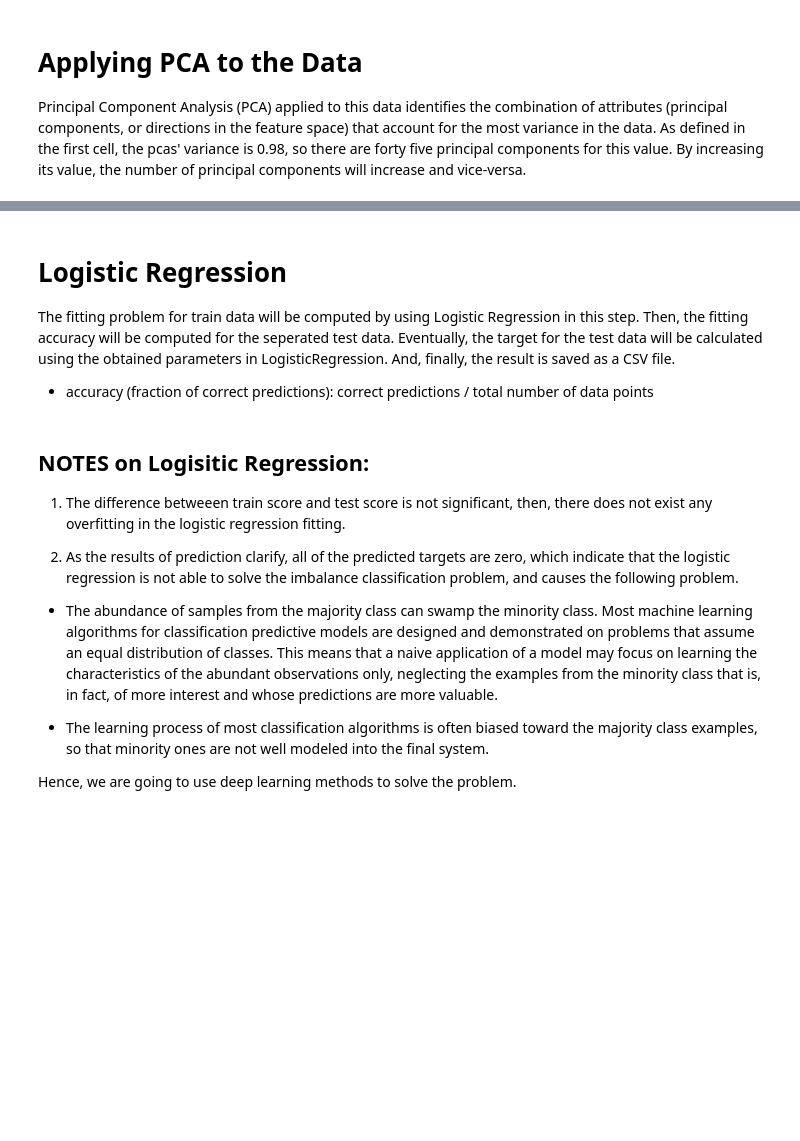
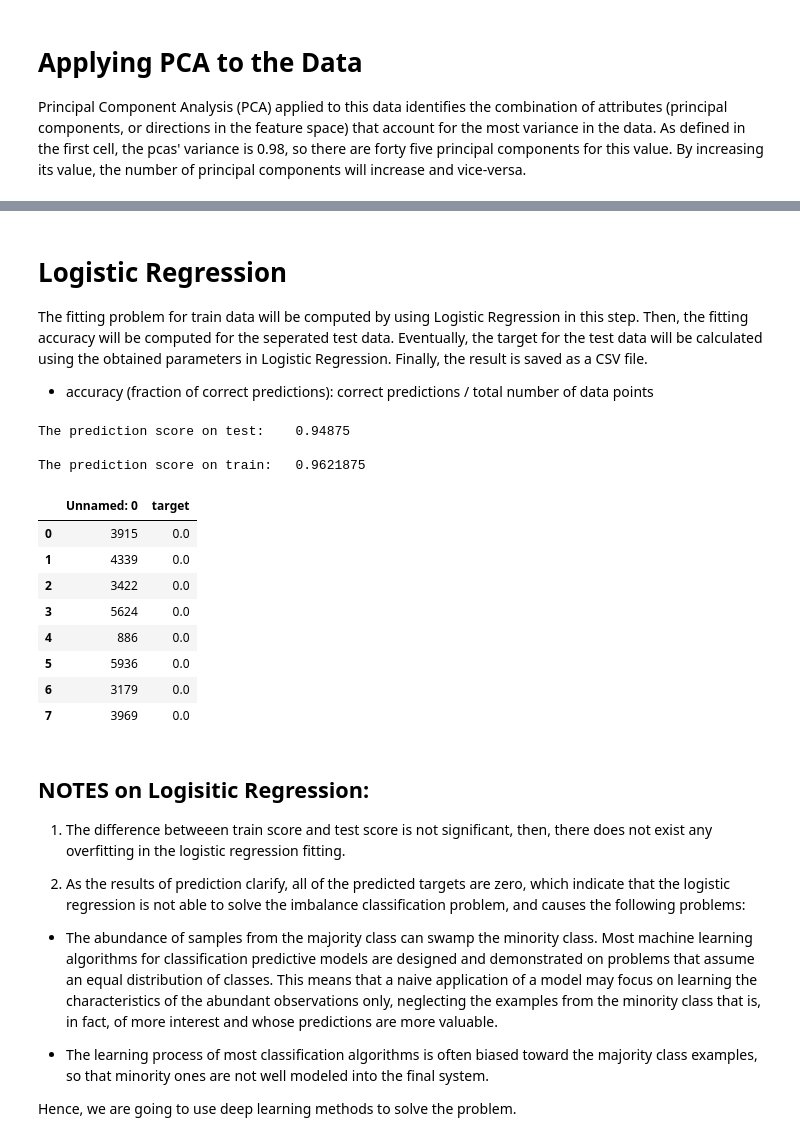
Before and after one commit to sa-nouri/Advanced-Deep-Learning, a Jupyter notebook: challenge_code/code.ipynb, the cells around one changed output, grey strips where cells are left out. Saved outputs shown, nothing was run; the diff lists cells and outputs as text; code cells hidden in the pictures; blank space fills up the shorter version.

Commit message:
Add details and results

```diff
--- a/challenge_code/code.ipynb
+++ b/challenge_code/code.ipynb
@@ -158,29 +176,41 @@ test_ = pca.transform(in_test)
 # %% [markdown]
 # Logistic Regression
 
-The fitting problem for train data will be computed by using Logistic Regression in this step. Then, the fitting accuracy will be computed for the seperated test data. Eventually, the target for the test data will be calculated using the obtained parameters in LogisticRegression. And, finally, the result is saved as a CSV file.
+The fitting problem for train data will be computed by using Logistic Regression in this step. Then, the fitting accuracy will be computed for the seperated test data. Eventually, the target for the test data will be calculated using the obtained parameters in Logistic Regression. Finally, the result is saved as a CSV file.
 
 * accuracy (fraction of correct predictions): correct predictions / total number of data points
 # %%
 train_1, test_1, train_lbl, test_lbl = train_test_split(train_, out_train_data.target, test_size=1/5.0, random_state=0)
 logisticRegr = LogisticRegression(solver = 'lbfgs')
 logisticRegr.fit(train_1, train_lbl)
 
 print(f"The prediction score on test:    {str(logisticRegr.score(test_1, test_lbl))}\n")
 print(f"The prediction score on train:   {str(logisticRegr.score(train_1, train_lbl))}\n")
 
-predicted_test = logisticRegr.predict(test_)
-test_y = pd.DataFrame(predicted_test, columns=['target'])
+test_predictions = logisticRegr.predict(test_)
+test_y = pd.DataFrame(test_predictions, columns=['target'])
 test_y['Unnamed: 0'] = out_train_data['Unnamed: 0']
 test_y = test_y[['Unnamed: 0', 'target']]
-test_y.to_csv('test_y.csv')
 test_y.head(8)
+# %% [output]
+The prediction score on test:    0.94875
+
+The prediction score on train:   0.9621875
+|  | Unnamed: 0 | target |
+| 0 | 3915 | 0.0 |
+| 1 | 4339 | 0.0 |
+| 2 | 3422 | 0.0 |
+| 3 | 5624 | 0.0 |
+| 4 | 886 | 0.0 |
+| 5 | 5936 | 0.0 |
+| 6 | 3179 | 0.0 |
+| 7 | 3969 | 0.0 |
 # %% [markdown]
 ## NOTES on Logisitic Regression:
 
 1) The difference betweeen train score and test score is not significant, then, there does not exist any overfitting in the logistic regression fitting.
 
-2) As the results of prediction clarify, all of the predicted targets are zero, which indicate that the logistic regression is not able to solve the imbalance classification problem, and causes the following problem.
+2) As the results of prediction clarify, all of the predicted targets are zero, which indicate that the logistic regression is not able to solve the imbalance classification problem, and causes the following problems:
 
 * The abundance of samples from the majority class can swamp the minority class. Most machine learning algorithms for classification predictive models are designed and demonstrated on problems that assume an equal distribution of classes. This means that a naive application of a model may focus on learning the characteristics of the abundant observations only, neglecting the examples from the minority class that is, in fact, of more interest and whose predictions are more valuable.
 
```
Also changed, not shown: parts of 41 cells of this notebook.
